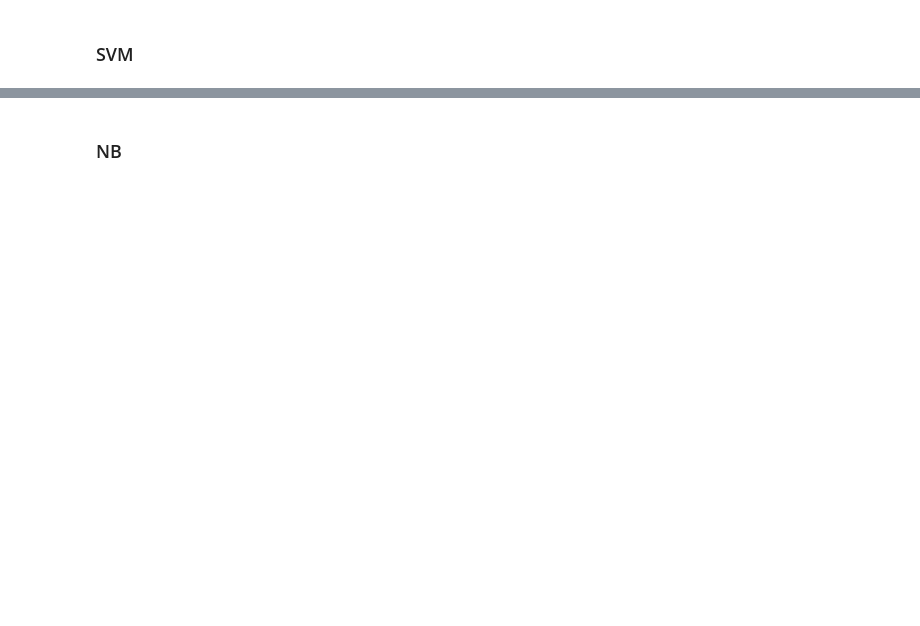
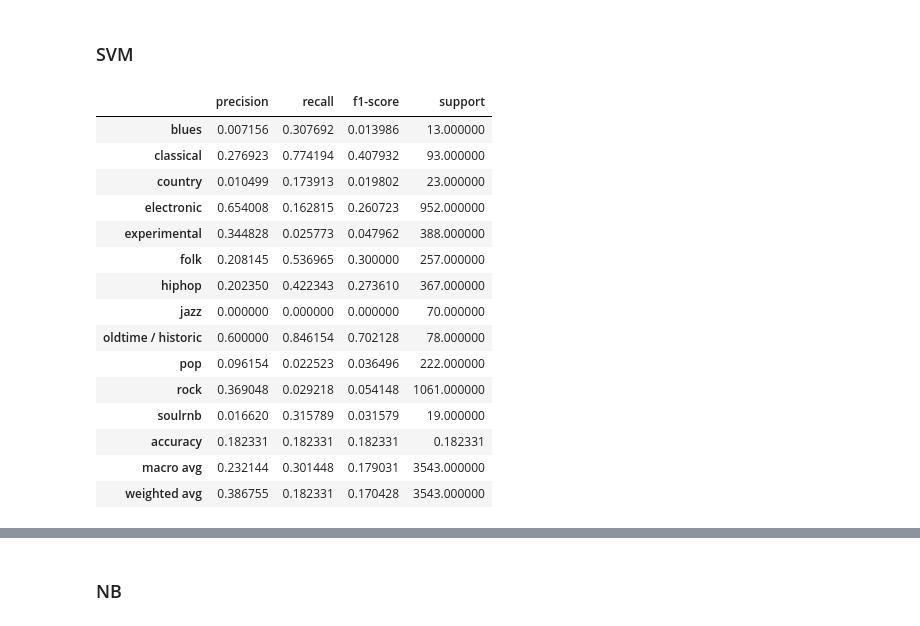
Before and after one commit to BMurp/music_modeling_capstone, a Jupyter notebook: notebooks/exploratory/Attempts_at_Classification.ipynb, the cells around one changed output, grey strips where cells are left out. Saved outputs shown, nothing was run; the diff lists cells and outputs as text; code cells hidden in the pictures; blank space fills up the shorter version.

```diff
--- a/notebooks/exploratory/Attempts_at_Classification.ipynb
+++ b/notebooks/exploratory/Attempts_at_Classification.ipynb
@@ -242,4 +230,22 @@ svm = svm.SVC()
 svm.fit(x_smote, y_smote)
 y_pred_svm = svm.predict(X_test)
 # %%
-print(classification_report(y_test, y_pred_svm))
+classification_report_svm = pd.DataFrame(classification_report(y_test, y_pred_svm, output_dict=True)).T
+classification_report_svm
+# %% [output]
+|  | precision | recall | f1-score | support |
+| blues | 0.007156 | 0.307692 | 0.013986 | 13.000000 |
+| classical | 0.276923 | 0.774194 | 0.407932 | 93.000000 |
+| country | 0.010499 | 0.173913 | 0.019802 | 23.000000 |
+| electronic | 0.654008 | 0.162815 | 0.260723 | 952.000000 |
+| experimental | 0.344828 | 0.025773 | 0.047962 | 388.000000 |
+| folk | 0.208145 | 0.536965 | 0.300000 | 257.000000 |
+| hiphop | 0.202350 | 0.422343 | 0.273610 | 367.000000 |
+| jazz | 0.000000 | 0.000000 | 0.000000 | 70.000000 |
+| oldtime / historic | 0.600000 | 0.846154 | 0.702128 | 78.000000 |
+| pop | 0.096154 | 0.022523 | 0.036496 | 222.000000 |
+| rock | 0.369048 | 0.029218 | 0.054148 | 1061.000000 |
+| soulrnb | 0.016620 | 0.315789 | 0.031579 | 19.000000 |
+| accuracy | 0.182331 | 0.182331 | 0.182331 | 0.182331 |
+| macro avg | 0.232144 | 0.301448 | 0.179031 | 3543.000000 |
+| weighted avg | 0.386755 | 0.182331 | 0.170428 | 3543.000000 |
```
Also changed, not shown: parts of 40 cells of this notebook.
